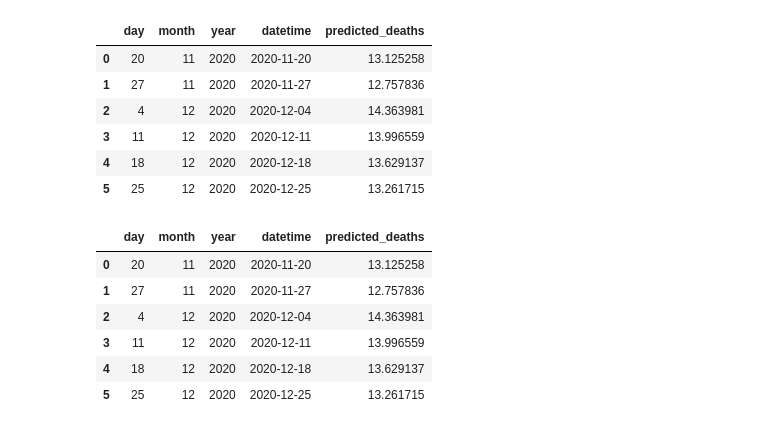
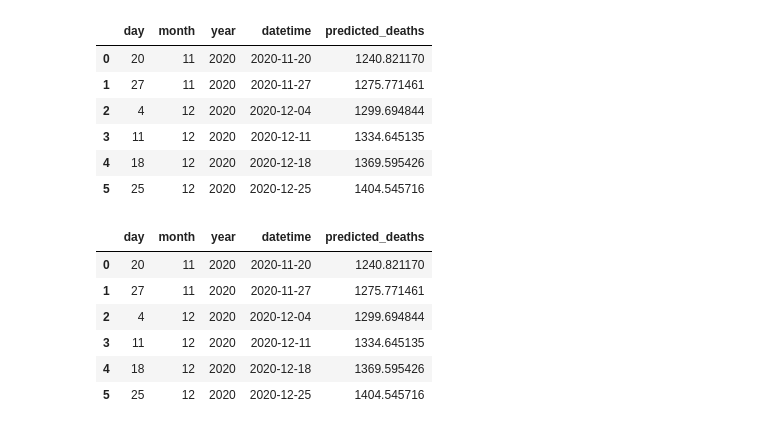
Before and after one commit to searanch/covid-19-predictions, a Jupyter notebook: minneapolis.ipynb, the cells around one changed output. Cells and saved outputs as stored; diff of their text form; code cells hidden in the pictures.

```diff
--- a/minneapolis.ipynb
+++ b/minneapolis.ipynb
@@ -41,6 +34,6 @@ states
 # %%
-# find sd county
-henn = counties[counties['state']=='Minnesota'] #& (counties['state']=='California')]
+# find hennepin county
+henn = counties[(counties['county']=='Hennepin') & (counties['state']=='Minnesota')]
 henn.sample(3)
 # %% [output]
 |  | date | county | state | fips | cases | deaths |
@@ -99,7 +127,7 @@ def make_models():
 
     # Assign the features and the target
     X_Us = henn[["day", "month", "year"]]
-    y_Us = henn[["new_deaths"]]
+    y_Us = henn[["deaths"]]
 
     # Split the data for training and testing
     X_train_Us, X_test_Us, y_train_Us, y_test_Us = train_test_split(X_Us, y_Us, random_state=42)
@@ -112,49 +140,49 @@ def make_models():
     # Labor Day, Election Day, Thanksgiving, Christmas
 
     #election_day = {"day": [20], "month": [11], "year": [2020]}
     predict_weeks = {"day": [20, 27, 4, 11, 18, 25], "month": [11, 11, 12, 12, 12, 12], "year": [2020, 2020, 2020, 2020, 2020, 2020]}
 
 
     predict_weeks = pd.DataFrame(predict_weeks)
     #predict_election = pd.DataFrame(election_day)
     predict_weeks["datetime"] = pd.to_datetime((predict_weeks.year*10000 + predict_weeks.month*100+predict_weeks.day).apply(str),format='%Y%m%d')
 
 
     # Predict with the model
     predictions = Hen_model.predict(predict_weeks[["day", "month", "year"]])
 
 
     # convert predictions from ndarray to list
     preds_arr = []
     for i in predictions:
         preds_arr.append(np.asscalar(i))
 
     # Add the precitions back to the DataFrame and convert from object to
     # float so we can use it for graphing
     predict_weeks["predicted_deaths"] = predictions
     predict_weeks["predicted_deaths"] = predict_weeks['predicted_deaths'].astype('float')
 
     return predict_weeks
 
 make_models()
 # %% [output]
 |  | day | month | year | datetime | predicted_deaths |
-| 0 | 20 | 11 | 2020 | 2020-11-20 | 13.125258 |
-| 1 | 27 | 11 | 2020 | 2020-11-27 | 12.757836 |
-| 2 | 4 | 12 | 2020 | 2020-12-04 | 14.363981 |
-| 3 | 11 | 12 | 2020 | 2020-12-11 | 13.996559 |
-| 4 | 18 | 12 | 2020 | 2020-12-18 | 13.629137 |
-| 5 | 25 | 12 | 2020 | 2020-12-25 | 13.261715 |
+| 0 | 20 | 11 | 2020 | 2020-11-20 | 1240.821170 |
+| 1 | 27 | 11 | 2020 | 2020-11-27 | 1275.771461 |
+| 2 | 4 | 12 | 2020 | 2020-12-04 | 1299.694844 |
+| 3 | 11 | 12 | 2020 | 2020-12-11 | 1334.645135 |
+| 4 | 18 | 12 | 2020 | 2020-12-18 | 1369.595426 |
+| 5 | 25 | 12 | 2020 | 2020-12-25 | 1404.545716 |
 # %%
 mn = make_models()
 mn
 # %% [output]
 |  | day | month | year | datetime | predicted_deaths |
-| 0 | 20 | 11 | 2020 | 2020-11-20 | 13.125258 |
-| 1 | 27 | 11 | 2020 | 2020-11-27 | 12.757836 |
-| 2 | 4 | 12 | 2020 | 2020-12-04 | 14.363981 |
-| 3 | 11 | 12 | 2020 | 2020-12-11 | 13.996559 |
-| 4 | 18 | 12 | 2020 | 2020-12-18 | 13.629137 |
-| 5 | 25 | 12 | 2020 | 2020-12-25 | 13.261715 |
+| 0 | 20 | 11 | 2020 | 2020-11-20 | 1240.821170 |
+| 1 | 27 | 11 | 2020 | 2020-11-27 | 1275.771461 |
+| 2 | 4 | 12 | 2020 | 2020-12-04 | 1299.694844 |
+| 3 | 11 | 12 | 2020 | 2020-12-11 | 1334.645135 |
+| 4 | 18 | 12 | 2020 | 2020-12-18 | 1369.595426 |
+| 5 | 25 | 12 | 2020 | 2020-12-25 | 1404.545716 |
 # %%
 mn['predicted_deaths'].plot.bar()
```
Also changed, not shown: parts of 12 cells of this notebook, 1 other file.
